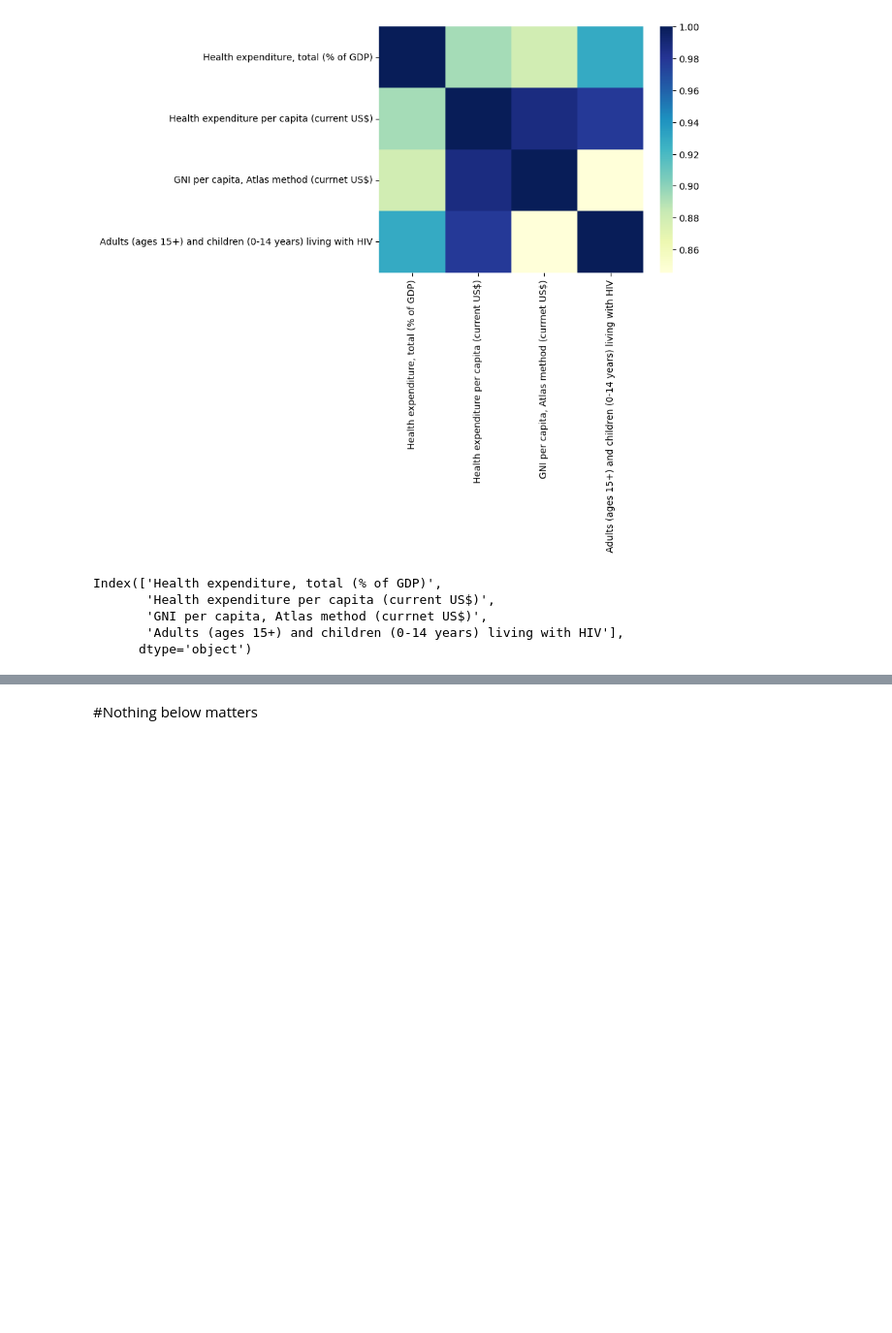
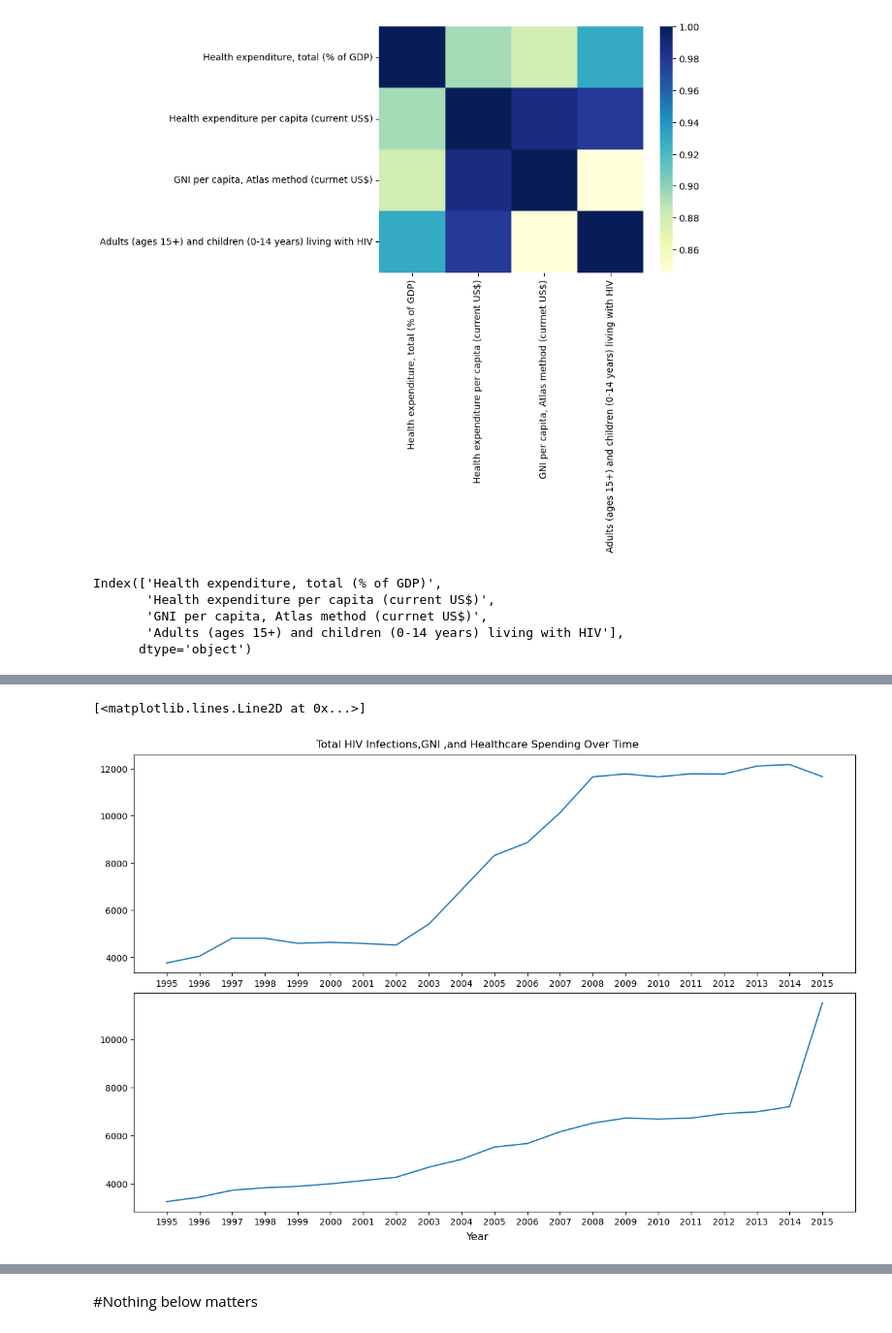
Before and after one commit to jhardin7612/python_eda_case_study, a Jupyter notebook: blake.ipynb, the cells around one changed output, grey strips where cells are left out. Shown at 97% size. Drawn from its saved outputs; the diff is of its cells as text; code cells hidden in the pictures; blank space fills up the shorter version.

```diff
--- a/blake.ipynb
+++ b/blake.ipynb
@@ -177 +191,13 @@ Index(['Health expenditure, total (% of GDP)',
+# %%
+fig, axs = plt.subplots(2,layout='constrained', figsize=(12,8))
+fig.suptitle('Total HIV Infections,GNI ,and Healthcare Spending Over Time')
+fig.supxlabel('Year')
+
+axs[0].plot(final_df.index, final_df['GNI per capita, Atlas method (currnet US$)'], label = "GNI Per Capita")
+#axs.set_title("GNI Per Capita")
+axs[1].plot(final_df.index, final_df['Adults (ages 15+) and children (0-14 years) living with HIV'], label = "Total Infections")
+#axs.set_title("Total Infections")
+# %% [output]
+[<matplotlib.lines.Line2D at 0x...>]
+[figure, added]
 # %%
```
Also changed, not shown: parts of 3 cells of this notebook.
